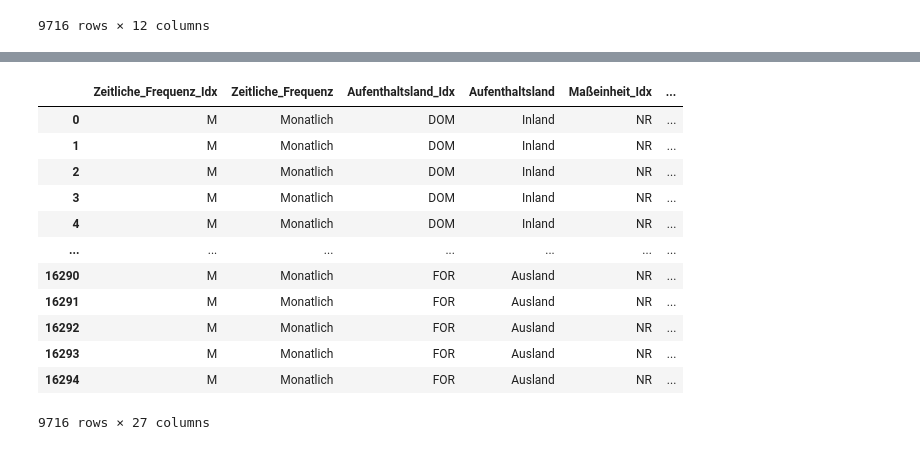
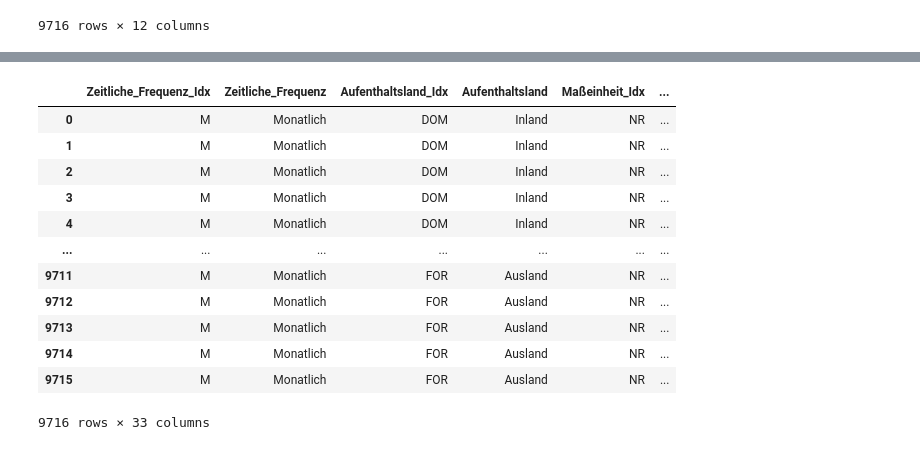
Before and after one commit to predragt565/datascience-abschlussprojekt, a Jupyter notebook: data/estat_tour_overnight_stays_eu10.ipynb, the cells around one changed output, grey strips where cells are left out. Cells and saved outputs as stored; diff of their text form; code cells hidden in the pictures.

```diff
--- a/data/estat_tour_overnight_stays_eu10.ipynb
+++ b/data/estat_tour_overnight_stays_eu10.ipynb
@@ -154,0 +174,18 @@ display(df_pct)
+# %%
+# Define join keys
+keys = ["Aufenthaltsland_Idx", "NACEr2_Idx", "Geopolitische_Meldeeinheit_Idx", "JahrMonat"]
+
+# Select + rename value column from df_pch_sm
+df_pch_sm_sel = df_pch_sm[keys + ["value"]].rename(columns={"value": "pch_sm"})
+
+# Select + rename value column from df_pch_sm_19
+df_pch_sm_19_sel = df_pch_sm_19[keys + ["value"]].rename(columns={"value": "pch_sm_19"})
+
+# Merge step by step
+df_merged = (
+    df_anzahl
+    .merge(df_pch_sm_sel, on=keys, how="left")
+    .merge(df_pch_sm_19_sel, on=keys, how="left")
+)
+
+df_anzahl = df_merged.copy()
@@ -192,14 +270,6 @@ df_anzahl = df_anzahl.sort_values(["Geopolitische_Meldeeinheit_Idx",
                      "NACEr2_Idx",
                      "JahrMonat"]) # chronological order
 
-# Rolling Mean pro Gruppe   # --- !!! Warning: creates many NaN values in the other three MA_ columns !!
-# df_anzahl["MA_min"] = (
-#     df.groupby(["Geopolitische_Meldeeinheit_Idx",
-#                 "Aufenthaltsland_Idx",
-#                 "NACEr2_Idx"])["value"]
-#       .transform(lambda x: x.shift(1).expanding().mean().fillna(0).astype(int))
-# )
-
 df_anzahl["MA3"] = (
     df_anzahl.groupby(["Geopolitische_Meldeeinheit_Idx",
                 "Aufenthaltsland_Idx",
@@ -220,12 +290,6 @@ df_anzahl["MA12"] = (
                 "NACEr2_Idx"])["value"]
       .transform(lambda x: x.shift(1).rolling(12).mean().fillna(0).astype(int))
 )
-
-# Wrong approach - MA calculated overall (mix across distinct categories)
-# df_anzahl["MA"]    = df_anzahl["value"].expanding().mean().fillna(0).astype(int)   # min avg
-# df_anzahl["MA3"]   = df_anzahl["value"].rolling(window=3).mean().fillna(0).astype(int)
-# df_anzahl["MA6"]   = df_anzahl["value"].rolling(window=6).mean().fillna(0).astype(int)
-# df_anzahl["MA12"]  = df_anzahl["value"].rolling(window=12).mean().fillna(0).astype(int)
 
 # 7. Lags des Targets (lag_1, lag_3, lag_12):
 df_anzahl = df_anzahl.sort_values(["Geopolitische_Meldeeinheit_Idx",
@@ -234,38 +298,53 @@ df_anzahl = df_anzahl.sort_values(["Geopolitische_Meldeeinheit_Idx",
                      "JahrMonat"])
 
 # Gruppe definieren
 grp = df_anzahl.groupby(["Geopolitische_Meldeeinheit_Idx",
                   "Aufenthaltsland_Idx",
                   "NACEr2_Idx"])
 
 # Lags berechnen
 for L in [1, 3, 12]:
     df_anzahl[f"Lag_{L}"] = grp["value"].shift(L).fillna(0).astype(int)
 
 # 8. Residency × Saison (Inländer vs. Ausländer):
 df_anzahl["Aufenthaltsland_Saison"] = df_anzahl["Aufenthaltsland_Idx"] + "_" + df_anzahl["Saison"].astype(str)
 
 # 9. Unterkunft × Saison:
 df_anzahl["NACEr2_Saison"] = df_anzahl["NACEr2_Idx"] + "_" + df_anzahl["Saison"].astype(str)
 
 # 10. Land × Monat:
 df_anzahl["Land_Monat"] = df_anzahl["Geopolitische_Meldeeinheit_Idx"] + "_" + df_anzahl["Monat"].astype(str)
 
+# 10. Land × Saison:
+df_anzahl["Land_Saison"] = df_anzahl["Geopolitische_Meldeeinheit_Idx"] + "_" + df_anzahl["Saison"].astype(str)
+
+# 11. Pandemic (Covid19) Maske
+# Define pandemic period (adjust dates as needed)
+pandemic_start = "2020-03"
+pandemic_end   = "2023-04"
+
+df_anzahl["JahrMonat"] = pd.to_datetime(df_anzahl["JahrMonat"])   # <- use later to convert
+
+df_anzahl["pandemic_dummy"] = (
+    (df_anzahl["JahrMonat"] >= pandemic_start) &
+    (df_anzahl["JahrMonat"] <= pandemic_end)
+).astype(int)
+
 
 display(df_anzahl)
 # %% [output]
 |  | Zeitliche_Frequenz_Idx | Zeitliche_Frequenz | Aufenthaltsland_Idx | Aufenthaltsland | Maßeinheit_Idx | ... |
 | 0 | M | Monatlich | DOM | Inland | NR | ... |
 | 1 | M | Monatlich | DOM | Inland | NR | ... |
 | 2 | M | Monatlich | DOM | Inland | NR | ... |
 | 3 | M | Monatlich | DOM | Inland | NR | ... |
 | 4 | M | Monatlich | DOM | Inland | NR | ... |
 | ... | ... | ... | ... | ... | ... | ... |
-| 16290 | M | Monatlich | FOR | Ausland | NR | ... |
-| 16291 | M | Monatlich | FOR | Ausland | NR | ... |
-| 16292 | M | Monatlich | FOR | Ausland | NR | ... |
-| 16293 | M | Monatlich | FOR | Ausland | NR | ... |
-| 16294 | M | Monatlich | FOR | Ausland | NR | ... |
+| 9711 | M | Monatlich | FOR | Ausland | NR | ... |
+| 9712 | M | Monatlich | FOR | Ausland | NR | ... |
+| 9713 | M | Monatlich | FOR | Ausland | NR | ... |
+| 9714 | M | Monatlich | FOR | Ausland | NR | ... |
+| 9715 | M | Monatlich | FOR | Ausland | NR | ... |
-9716 rows × 27 columns
+9716 rows × 33 columns
 # %%
 df_anzahl.info()
```
Also changed, not shown: parts of 12 cells of this notebook, 1 other file.
